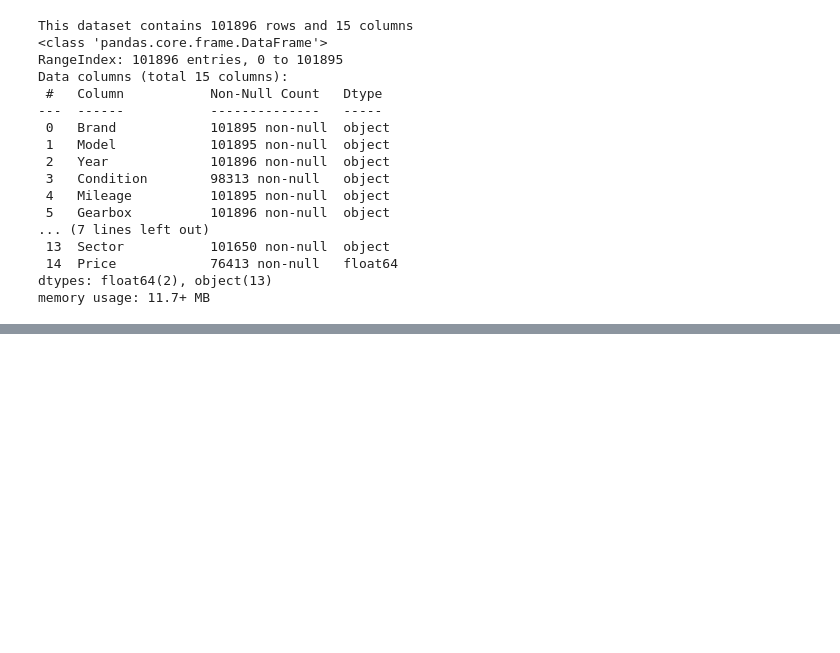
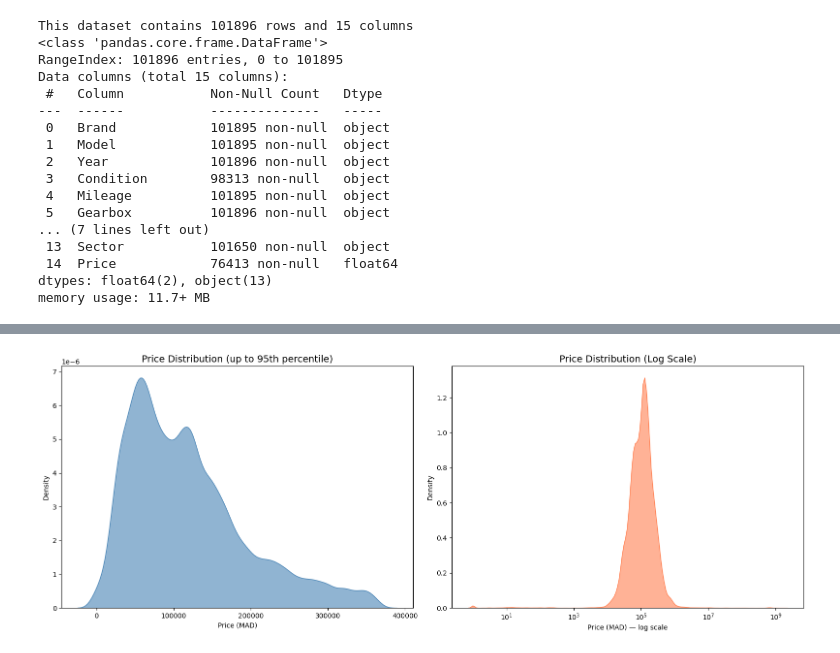
Before and after one commit to ahmed-bahlaoui/used_cars_dataset, a Jupyter notebook: notebook.ipynb, the cells around one changed output, grey strips where cells are left out. Cells and saved outputs as stored; diff of their text form; code cells hidden in the pictures; blank space fills up the shorter version.

```diff
--- a/notebook.ipynb
+++ b/notebook.ipynb
@@ -81,0 +242,3 @@ memory usage: 11.7+ MB
+# %%
+df['Sector'] = df['Sector'].fillna('Unknown')
+assert df['Sector'].isnull().sum() == 0
@@ -81,0 +252,3 @@ memory usage: 11.7+ MB
+# %%
+## Dropping rows with missing values for Brand and Model
+df = df.drop(index=6714)  # 0-indexed
@@ -81,0 +262,11 @@ memory usage: 11.7+ MB
+# %%
+## Droping duplicates values
+df.drop_duplicates(inplace=True)
+assert df.duplicated().sum() == 0
+# %%
+# See which "brands" are numeric
+print(df[df['Brand'].str.isnumeric()]['Brand'].unique())
+
+# Drop them
+df = df[~df['Brand'].str.isnumeric()]
+print(f"Rows remaining: {df.shape[0]}")
@@ -81,0 +300,18 @@ memory usage: 11.7+ MB
+# %%
+fig, axes = plt.subplots(1, 2, figsize=(16, 6))
+
+# Left: Clipped to 95th percentile for a cleaner view
+upper = df['Price'].quantile(0.95)
+sns.kdeplot(data=df[df['Price'] <= upper], x='Price', fill=True, color='steelblue', alpha=0.6, ax=axes[0])
+axes[0].set_title('Price Distribution (up to 95th percentile)', fontsize=14)
+axes[0].set_xlabel('Price (MAD)')
+
+# Right: Log scale to see the full range
+sns.kdeplot(data=df, x='Price', fill=True, color='coral', alpha=0.6, ax=axes[1], log_scale=True)
+axes[1].set_title('Price Distribution (Log Scale)', fontsize=14)
+axes[1].set_xlabel('Price (MAD) — log scale')
+
+plt.tight_layout()
+plt.show()
+# %% [output]
+[figure, added]
```
Also changed, not shown: parts of 28 cells of this notebook, 2 other files.
